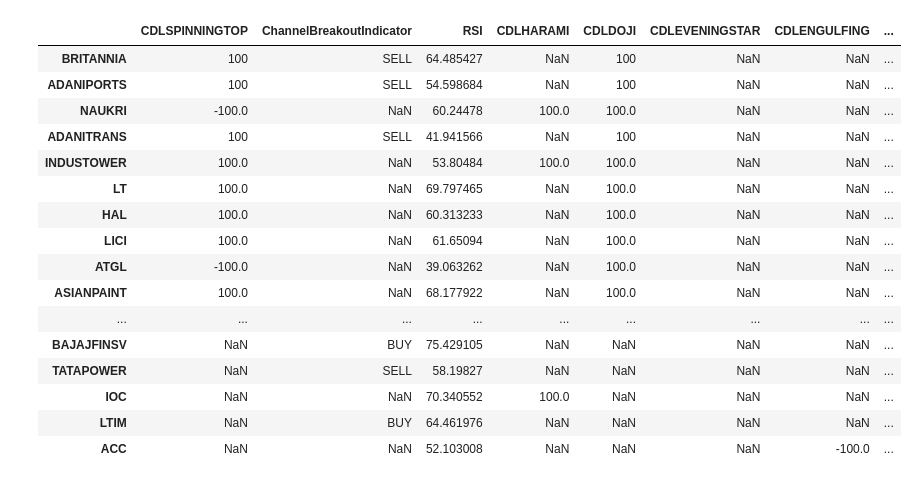
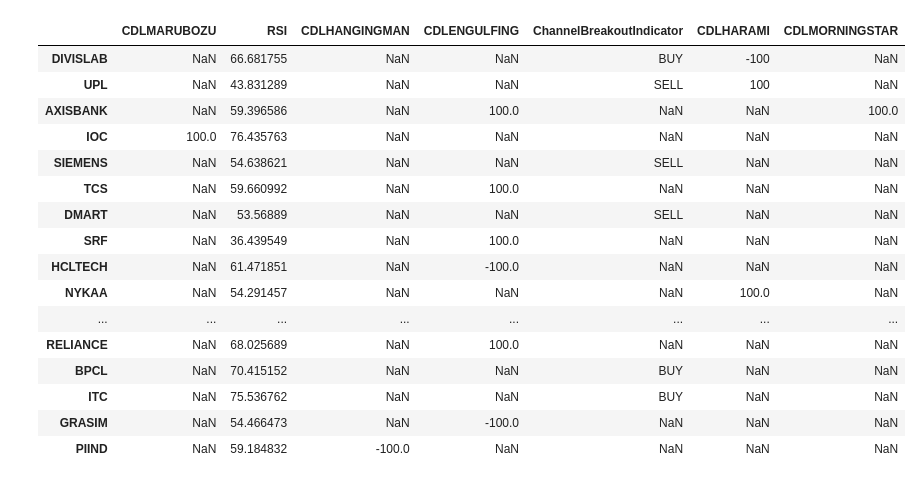
Before and after one commit to Aniruddh97/trading-bot, a Jupyter notebook: jupyter/main.ipynb, the cells around one changed output. Drawn from its saved outputs; the diff is of its cells as text; code cells hidden in the pictures.

```diff
--- a/jupyter/main.ipynb
+++ b/jupyter/main.ipynb
@@ -24,7 +24,7 @@ for i in tqdm(range(len(tickers))):
     resultDict = {}
 
     # Fetch Data
-    startDate, endDate = getDateRange('3m')
+    startDate, endDate = getDateRange('6m')
     df = getFullData(ticker, startDate, endDate)
 
     candleIndex = len(df)-1
@@ -57,29 +57,29 @@ for i in tqdm(range(len(tickers))):
 # %%
 shortlisted = pandas.DataFrame(tickerShortlist).transpose()
 entries = []
 for index, row in shortlisted.iterrows():
     entries.append(row.count())
 shortlisted["ENTRIES"] = entries
-shortlisted = shortlisted.sort_values(by='ENTRIES', ascending=False)
+shortlisted = shortlisted.sort_values(by='ENTRIES', ascending=False).drop(['ENTRIES'], axis=1)
 shortlisted
 # %% [output]
-|  | CDLSPINNINGTOP | ChannelBreakoutIndicator | RSI | CDLHARAMI | CDLDOJI | CDLEVENINGSTAR | CDLENGULFING | ... |
-| BRITANNIA | 100 | SELL | 64.485427 | NaN | 100 | NaN | NaN | ... |
-| ADANIPORTS | 100 | SELL | 54.598684 | NaN | 100 | NaN | NaN | ... |
-| NAUKRI | -100.0 | NaN | 60.24478 | 100.0 | 100.0 | NaN | NaN | ... |
-| ADANITRANS | 100 | SELL | 41.941566 | NaN | 100 | NaN | NaN | ... |
-| INDUSTOWER | 100.0 | NaN | 53.80484 | 100.0 | 100.0 | NaN | NaN | ... |
-| LT | 100.0 | NaN | 69.797465 | NaN | 100.0 | NaN | NaN | ... |
-| HAL | 100.0 | NaN | 60.313233 | NaN | 100.0 | NaN | NaN | ... |
-| LICI | 100.0 | NaN | 61.65094 | NaN | 100.0 | NaN | NaN | ... |
-| ATGL | -100.0 | NaN | 39.063262 | NaN | 100.0 | NaN | NaN | ... |
-| ASIANPAINT | 100.0 | NaN | 68.177922 | NaN | 100.0 | NaN | NaN | ... |
-| ... | ... | ... | ... | ... | ... | ... | ... | ... |
-| BAJAJFINSV | NaN | BUY | 75.429105 | NaN | NaN | NaN | NaN | ... |
-| TATAPOWER | NaN | SELL | 58.19827 | NaN | NaN | NaN | NaN | ... |
-| IOC | NaN | NaN | 70.340552 | 100.0 | NaN | NaN | NaN | ... |
-| LTIM | NaN | BUY | 64.461976 | NaN | NaN | NaN | NaN | ... |
-| ACC | NaN | NaN | 52.103008 | NaN | NaN | NaN | -100.0 | ... |
+|  | CDLMARUBOZU | RSI | CDLHANGINGMAN | CDLENGULFING | ChannelBreakoutIndicator | CDLHARAMI | CDLMORNINGSTAR |
+| DIVISLAB | NaN | 66.681755 | NaN | NaN | BUY | -100 | NaN |
+| UPL | NaN | 43.831289 | NaN | NaN | SELL | 100 | NaN |
+| AXISBANK | NaN | 59.396586 | NaN | 100.0 | NaN | NaN | 100.0 |
+| IOC | 100.0 | 76.435763 | NaN | NaN | NaN | NaN | NaN |
+| SIEMENS | NaN | 54.638621 | NaN | NaN | SELL | NaN | NaN |
+| TCS | NaN | 59.660992 | NaN | 100.0 | NaN | NaN | NaN |
+| DMART | NaN | 53.56889 | NaN | NaN | SELL | NaN | NaN |
+| SRF | NaN | 36.439549 | NaN | 100.0 | NaN | NaN | NaN |
+| HCLTECH | NaN | 61.471851 | NaN | -100.0 | NaN | NaN | NaN |
+| NYKAA | NaN | 54.291457 | NaN | NaN | NaN | 100.0 | NaN |
+| ... | ... | ... | ... | ... | ... | ... | ... |
+| RELIANCE | NaN | 68.025689 | NaN | 100.0 | NaN | NaN | NaN |
+| BPCL | NaN | 70.415152 | NaN | NaN | BUY | NaN | NaN |
+| ITC | NaN | 75.536762 | NaN | NaN | BUY | NaN | NaN |
+| GRASIM | NaN | 54.466473 | NaN | -100.0 | NaN | NaN | NaN |
+| PIIND | NaN | 59.184832 | -100.0 | NaN | NaN | NaN | NaN |
 # %%
 for ticker in shortlisted.index:
     print(tickerShortlist[ticker])
```
Also changed, not shown: parts of 1 cell of this notebook, 2 other files.
